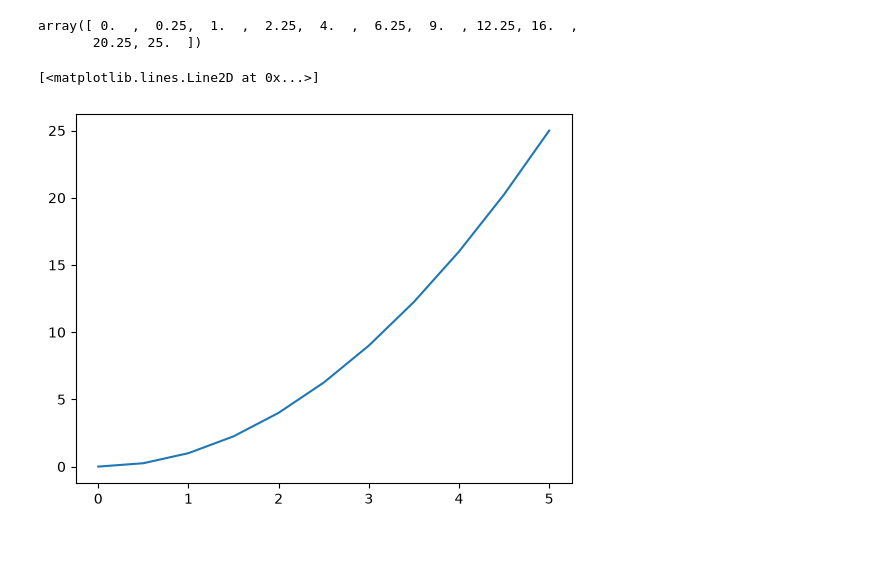
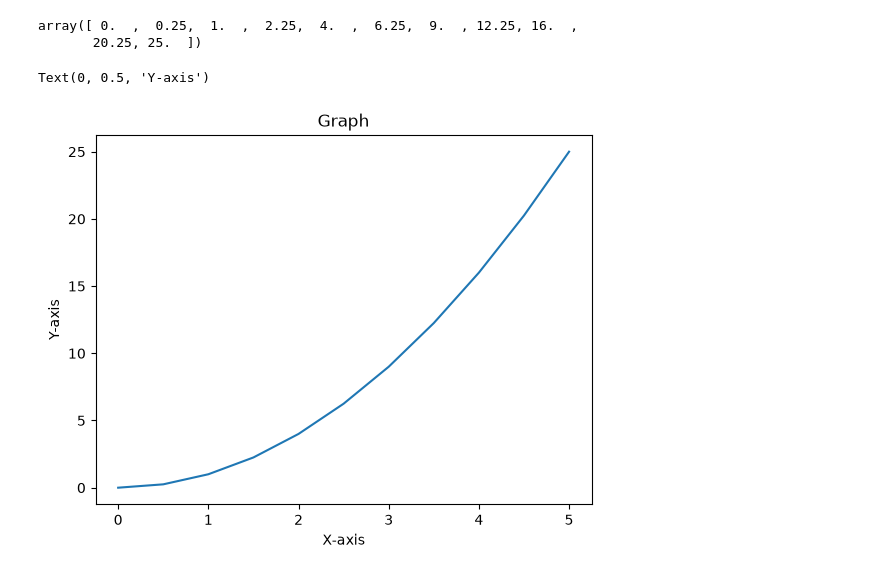
Before and after one commit to Mayankjoshi009/Python-, a Jupyter notebook: Matplotlib & Seaborn/Matplotlib.ipynb, the cells around one changed output. Cells and saved outputs as stored; diff of their text form; code cells hidden in the pictures; blank space fills up the shorter version.

```diff
--- a/Matplotlib & Seaborn/Matplotlib.ipynb
+++ b/Matplotlib & Seaborn/Matplotlib.ipynb
@@ -14,6 +14,9 @@ array([ 0.  ,  0.25,  1.  ,  2.25,  4.  ,  6.25,  9.  , 12.25, 16.  ,
        20.25, 25.  ])
 # %%
 plt.plot(x,y)
+plt.title("Graph")
+plt.xlabel("X-axis")
+plt.ylabel("Y-axis")
 # %% [output]
-[<matplotlib.lines.Line2D at 0x...>]
+Text(0, 0.5, 'Y-axis')
-[figure, old version]
+[figure, new version]
```
Also changed, not shown: parts of 1 cell of this notebook.
